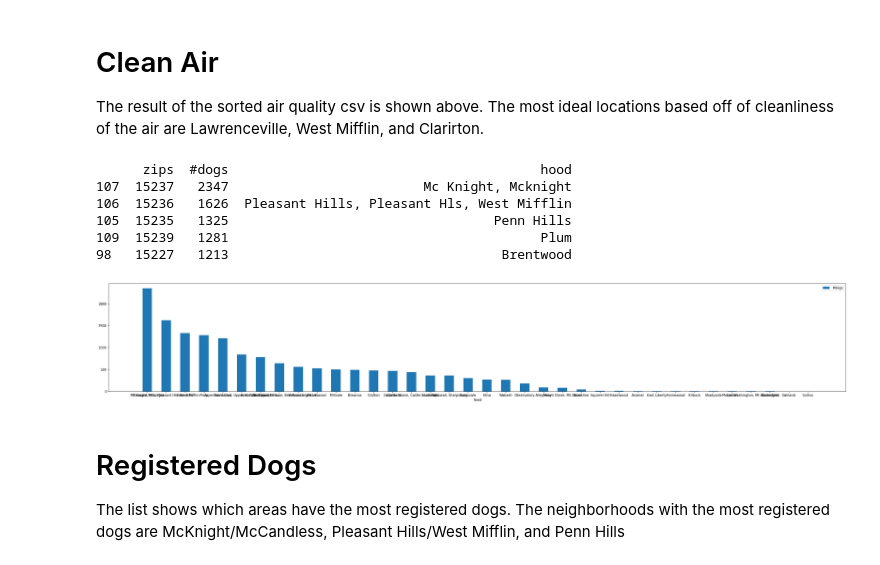
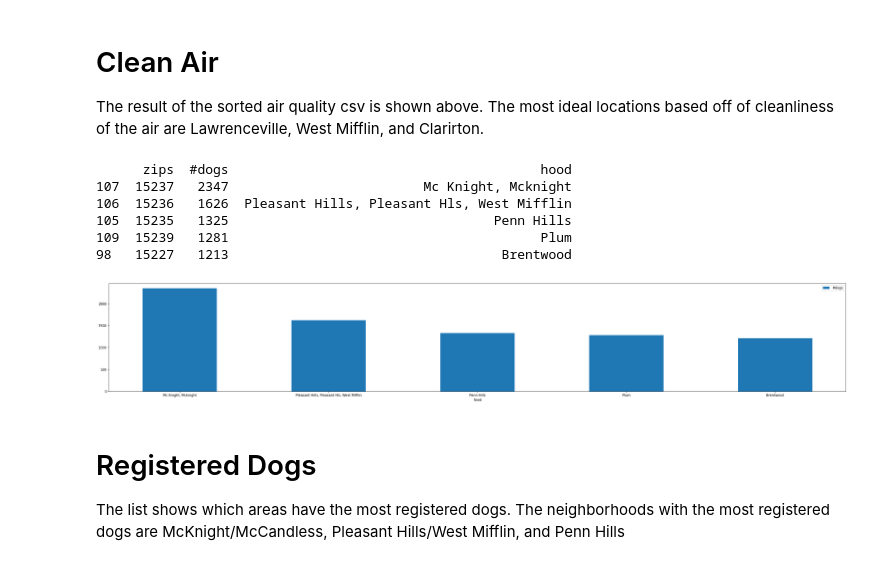
Before and after one commit to Vaxier8/SafestLocationForPets, a Jupyter notebook: DogBook_final.ipynb, the cells around one changed output. Cells and saved outputs as stored; diff of their text form; code cells hidden in the pictures.

```diff
--- a/DogBook_final.ipynb
+++ b/DogBook_final.ipynb
@@ -123,19 +123,19 @@ for i in range(len(dogHood)):
 dogHood = dogHood.dropna()
 # %%
 
-ax = dogHood.plot.bar(x="hood", y="#dogs", rot=0).autoscale(enable=True, axis='both', tight=False)
+ax = dogHood.head().plot.bar(x="hood", y="#dogs", rot=0).autoscale(enable=True, axis='both', tight=False)
 
 dogHood.sort_values(by=["#dogs"], inplace=True, ascending=False)
 
 print(dogHood.head().to_string())
 # %% [output]
       zips  #dogs                                        hood
 107  15237   2347                         Mc Knight, Mcknight
 106  15236   1626  Pleasant Hills, Pleasant Hls, West Mifflin
 105  15235   1325                                  Penn Hills
 109  15239   1281                                        Plum
 98   15227   1213                                   Brentwood
-[figure, old version]
+[figure, new version]
 # %% [markdown]
 # Registered Dogs
 
```
Also changed, not shown: parts of 2 cells of this notebook.
